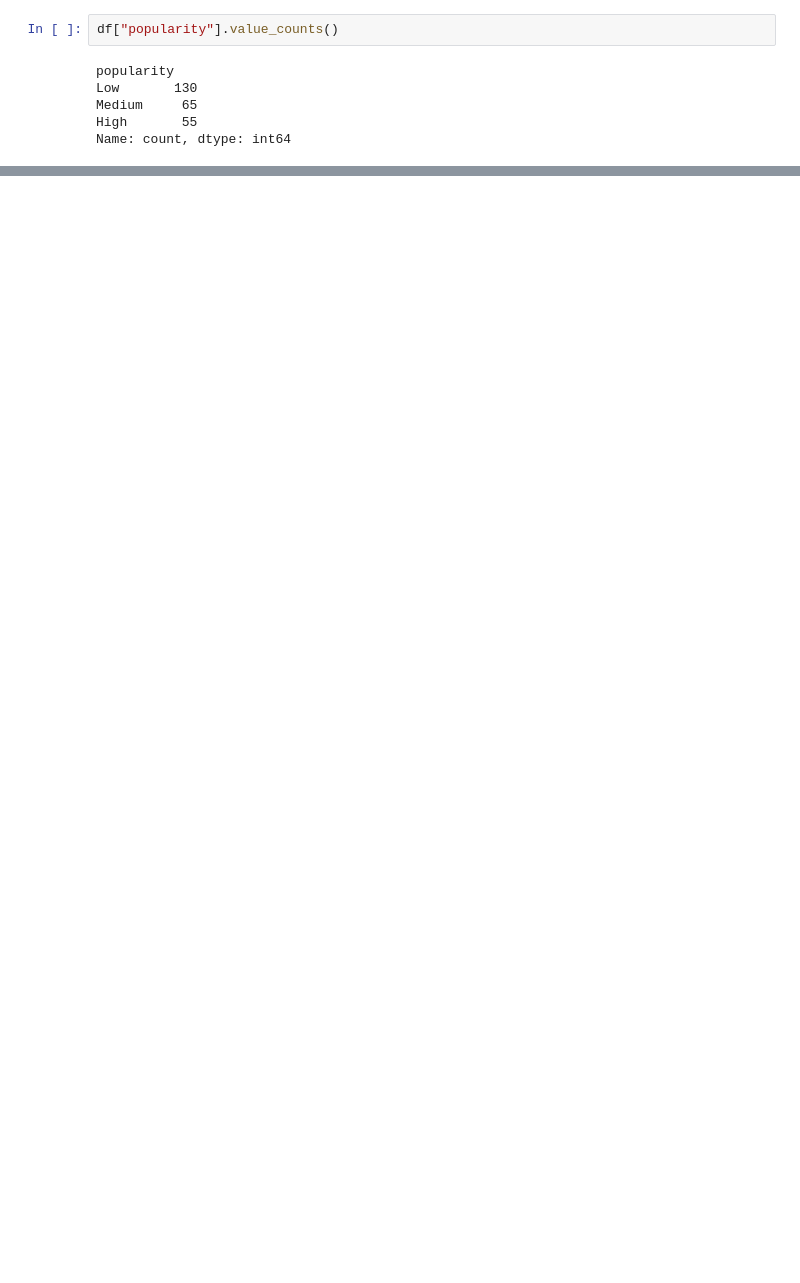
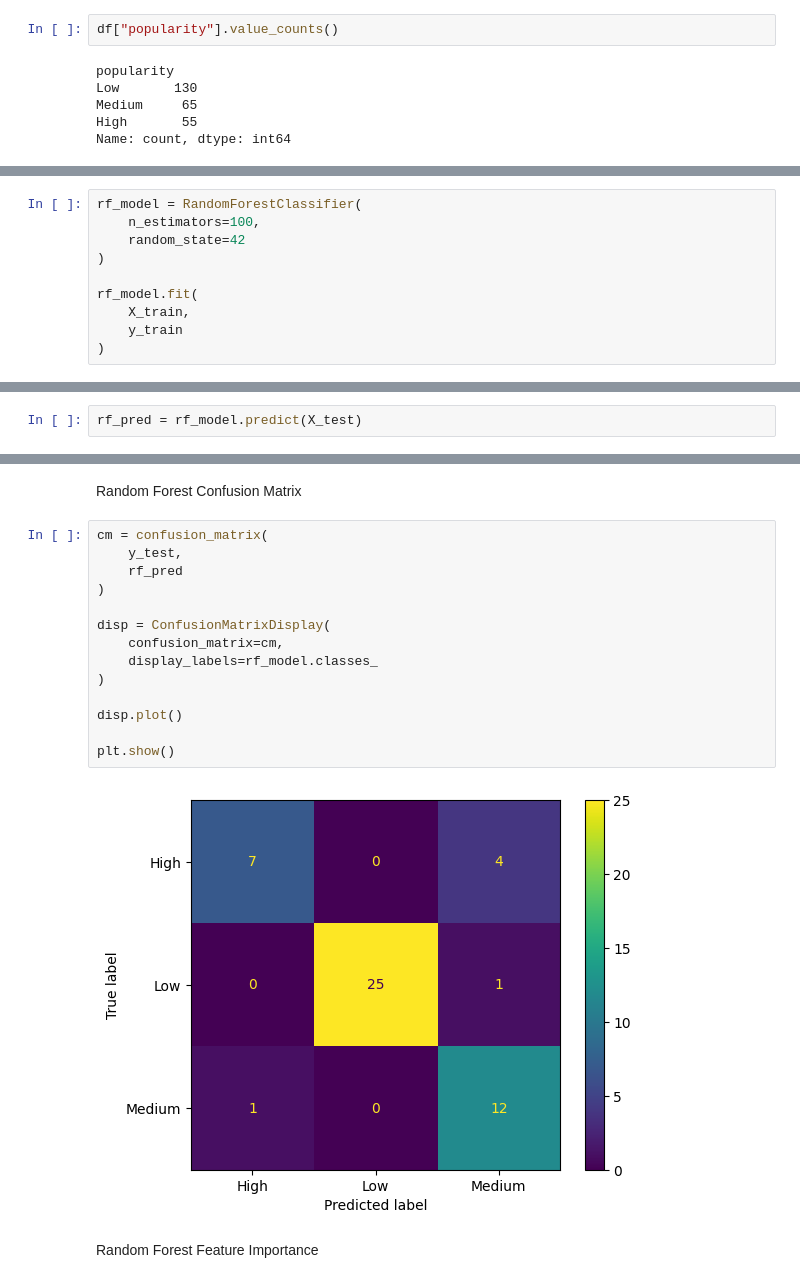
Before and after one commit to walsptr/tugas_ds, a Jupyter notebook: notebooks/05_classification.ipynb, the cells around one changed output, grey strips where cells are left out. Drawn from its saved outputs; the diff is of its cells as text; blank space fills up the shorter version.

```diff
--- a/notebooks/05_classification.ipynb
+++ b/notebooks/05_classification.ipynb
@@ -229,0 +261,10 @@ plt.show()
+# %%
+rf_model = RandomForestClassifier(
+    n_estimators=100,
+    random_state=42
+)
+
+rf_model.fit(
+    X_train,
+    y_train
+)
@@ -229,0 +275,2 @@ plt.show()
+# %%
+rf_pred = rf_model.predict(X_test)
@@ -229,0 +307,20 @@ plt.show()
+# %% [markdown]
+Random Forest Confusion Matrix
+# %%
+cm = confusion_matrix(
+    y_test,
+    rf_pred
+)
+
+disp = ConfusionMatrixDisplay(
+    confusion_matrix=cm,
+    display_labels=rf_model.classes_
+)
+
+disp.plot()
+
+plt.show()
+# %% [output]
+[figure, added]
+# %% [markdown]
+Random Forest Feature Importance
```
Also changed, not shown: parts of 38 cells of this notebook.
